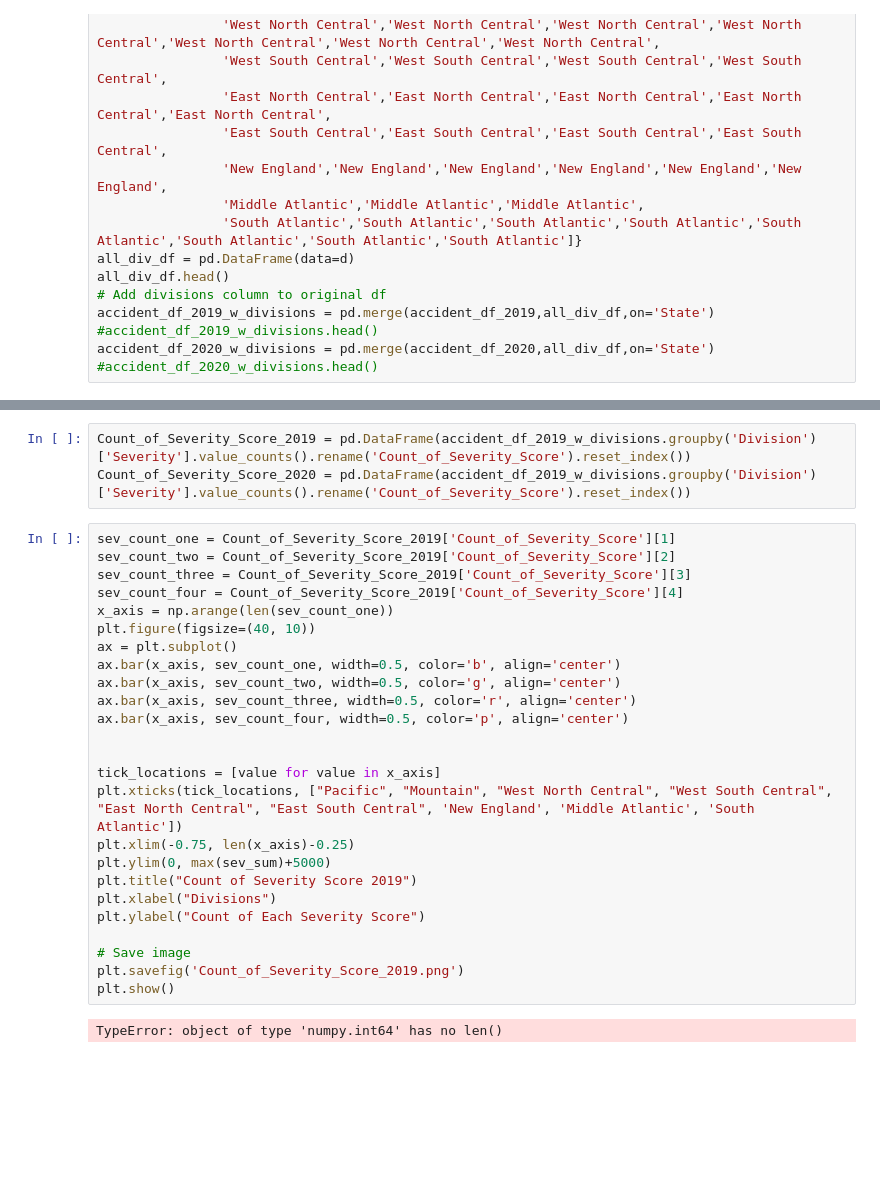
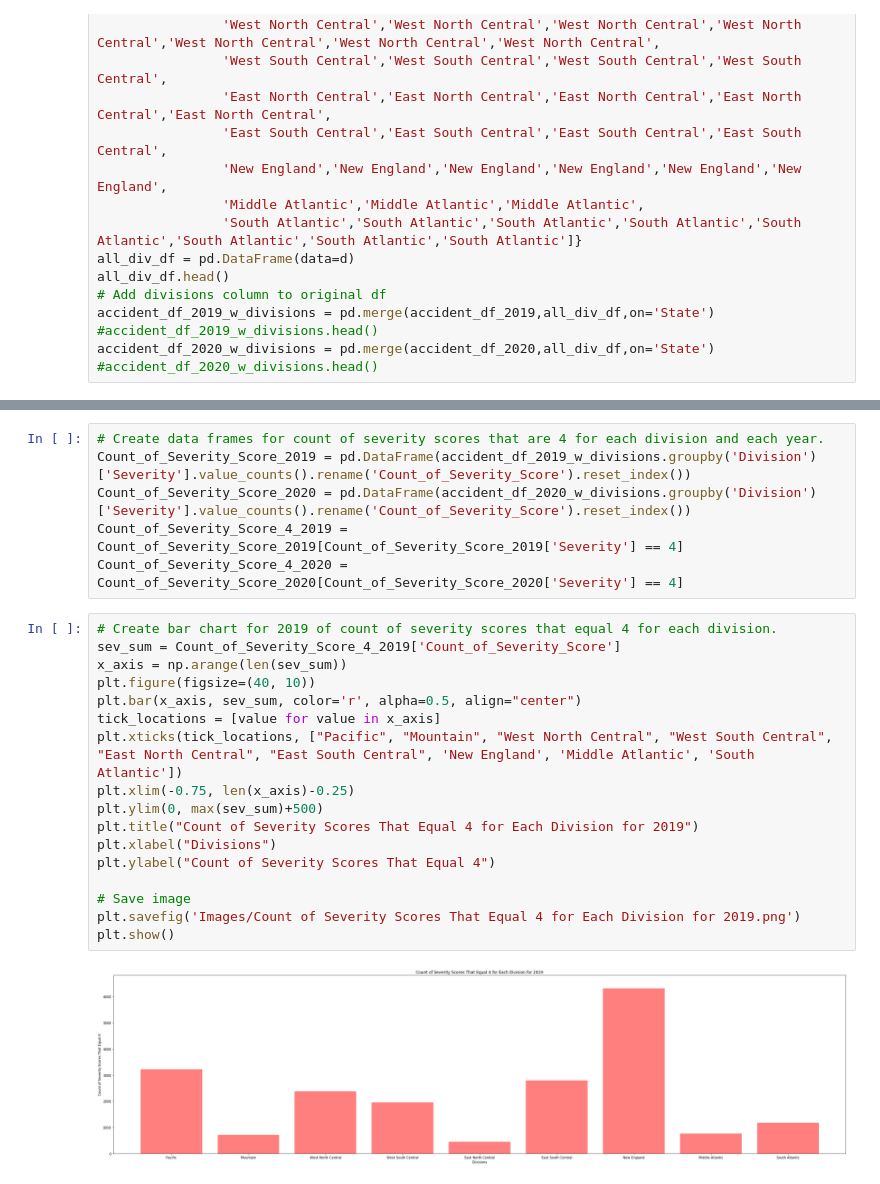
Before and after one commit to sebastiandifrancesco/Accident_Data_2019_Versus_2020, a Jupyter notebook: Visualizations.ipynb, the cells around one changed output, grey strips where cells are left out. Drawn from its saved outputs; the diff is of its cells as text; blank space fills up the shorter version.

```diff
--- a/Visualizations.ipynb
+++ b/Visualizations.ipynb
@@ -80,30 +106,25 @@ plt.show()
 # %%
+# Create data frames for count of severity scores that are 4 for each division and each year.
 Count_of_Severity_Score_2019 = pd.DataFrame(accident_df_2019_w_divisions.groupby('Division')['Severity'].value_counts().rename('Count_of_Severity_Score').reset_index())
-Count_of_Severity_Score_2020 = pd.DataFrame(accident_df_2019_w_divisions.groupby('Division')['Severity'].value_counts().rename('Count_of_Severity_Score').reset_index())
+Count_of_Severity_Score_2020 = pd.DataFrame(accident_df_2020_w_divisions.groupby('Division')['Severity'].value_counts().rename('Count_of_Severity_Score').reset_index())
+Count_of_Severity_Score_4_2019 = Count_of_Severity_Score_2019[Count_of_Severity_Score_2019['Severity'] == 4]
+Count_of_Severity_Score_4_2020 = Count_of_Severity_Score_2020[Count_of_Severity_Score_2020['Severity'] == 4]
 # %%
-sev_count_one = Count_of_Severity_Score_2019['Count_of_Severity_Score'][1]
-sev_count_two = Count_of_Severity_Score_2019['Count_of_Severity_Score'][2]
-sev_count_three = Count_of_Severity_Score_2019['Count_of_Severity_Score'][3]
-sev_count_four = Count_of_Severity_Score_2019['Count_of_Severity_Score'][4]
-x_axis = np.arange(len(sev_count_one))
+# Create bar chart for 2019 of count of severity scores that equal 4 for each division.
+sev_sum = Count_of_Severity_Score_4_2019['Count_of_Severity_Score']
+x_axis = np.arange(len(sev_sum))
 plt.figure(figsize=(40, 10))
-ax = plt.subplot()
-ax.bar(x_axis, sev_count_one, width=0.5, color='b', align='center')
-ax.bar(x_axis, sev_count_two, width=0.5, color='g', align='center')
-ax.bar(x_axis, sev_count_three, width=0.5, color='r', align='center')
-ax.bar(x_axis, sev_count_four, width=0.5, color='p', align='center')
-
-
+plt.bar(x_axis, sev_sum, color='r', alpha=0.5, align="center")
 tick_locations = [value for value in x_axis]
 plt.xticks(tick_locations, ["Pacific", "Mountain", "West North Central", "West South Central", "East North Central", "East South Central", 'New England', 'Middle Atlantic', 'South Atlantic'])
 plt.xlim(-0.75, len(x_axis)-0.25)
-plt.ylim(0, max(sev_sum)+5000)
-plt.title("Count of Severity Score 2019")
+plt.ylim(0, max(sev_sum)+500)
+plt.title("Count of Severity Scores That Equal 4 for Each Division for 2019")
 plt.xlabel("Divisions")
-plt.ylabel("Count of Each Severity Score")
+plt.ylabel("Count of Severity Scores That Equal 4")
 
 # Save image
-plt.savefig('Count_of_Severity_Score_2019.png')
+plt.savefig('Images/Count of Severity Scores That Equal 4 for Each Division for 2019.png')
 plt.show()
 # %% [output]
-TypeError: object of type 'numpy.int64' has no len()
+[figure, added]
```
Also changed, not shown: parts of 10 cells of this notebook.
